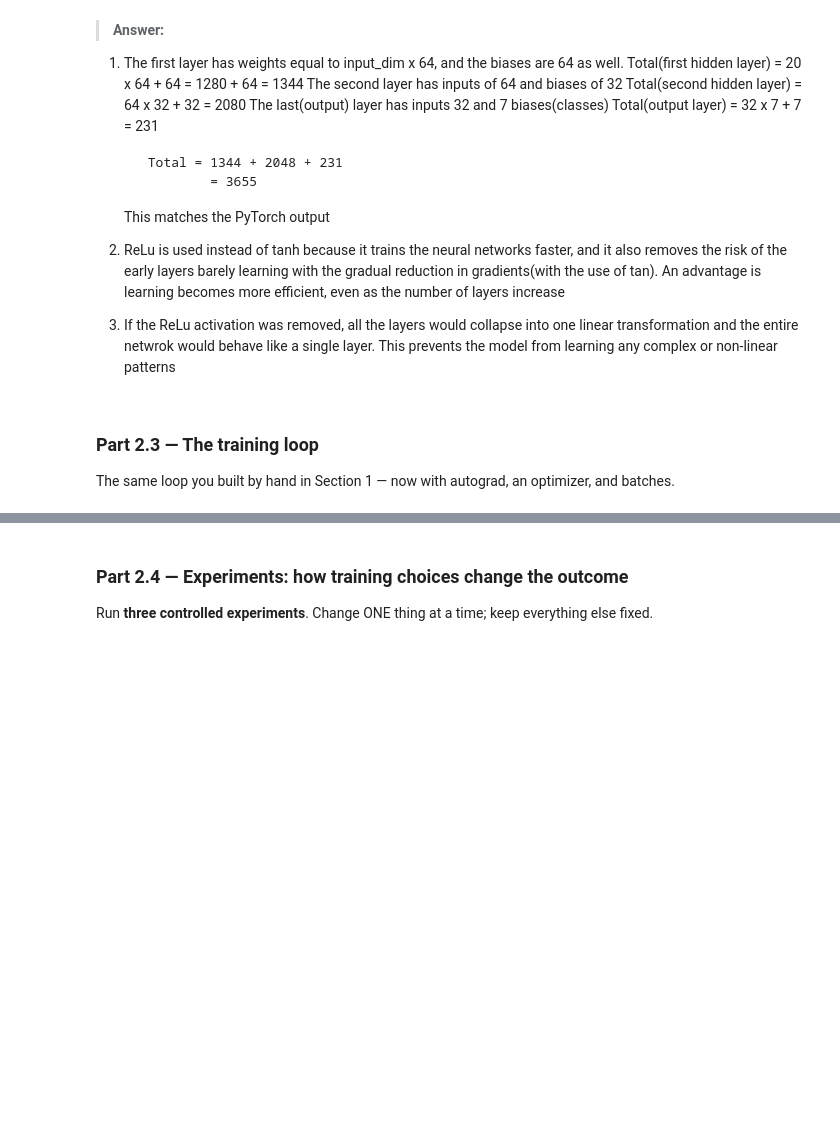
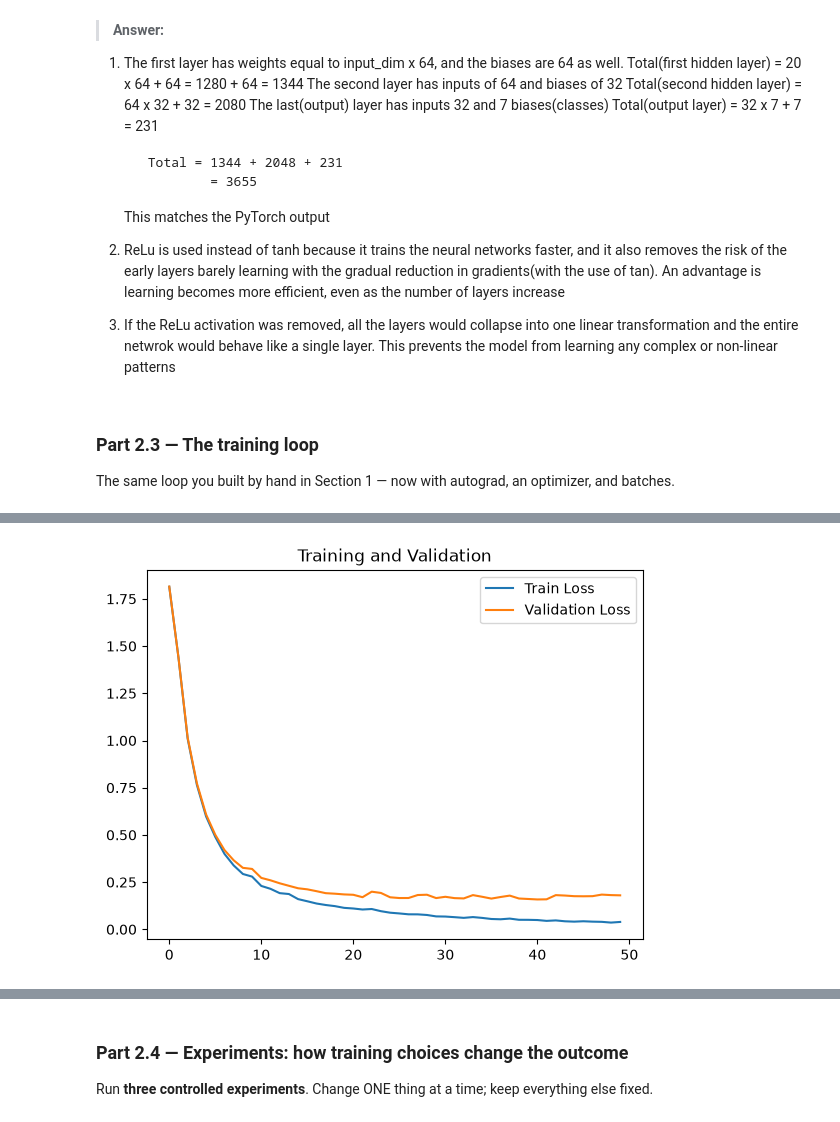
Before and after one commit to ShelleScripts/lab-3-Neural_Networks, a Jupyter notebook: Lab_3.ipynb, the cells around one changed output, grey strips where cells are left out. Cells and saved outputs as stored; diff of their text form; code cells hidden in the pictures; blank space fills up the shorter version.

```diff
--- a/Lab_3.ipynb
+++ b/Lab_3.ipynb
@@ -484,6 +483,10 @@ The same loop you built by hand in Section 1 — now with autograd, an optimizer
 # %%
 # TODO: criterion = nn.CrossEntropyLoss()
 #       optimizer = torch.optim.Adam(model.parameters(), lr=1e-3)   # or SGD — justify
+
+criterion = nn.CrossEntropyLoss()
+optimizer = torch.optim.Adam(model.parameters(), lr=0.001)
+
 
 # TODO: Train for at least 50 epochs. Each epoch:
 #   1. model.train(); for xb, yb in train_loader:
@@ -495,7 +498,86 @@ The same loop you built by hand in Section 1 — now with autograd, an optimizer
 #   2. model.eval() + torch.no_grad(): compute loss AND accuracy on train and validation sets
 #   3. Append everything to history lists; print a one-line summary per epoch.
 
+
+def evaluate(loader):
+    model.eval()
+
+    n = 0
+    corr = 0
+    total = 0
+
+    with torch.no_grad():
+        for xb, yb in loader:
+            xb,yb =xb.to(DEVICE),yb.to(DEVICE)
+            logits = model(xb)
+
+            loss = criterion(logits, yb)
+
+            total += loss.item() * len(yb)
+
+            pred = logits.argmax(dim=1)
+
+            corr += (pred == yb).sum().item()
+            n += len(yb)
+
+    return total / n, corr / n
+
+
+train_losses = []
+val_losses = []
+train_accuracies = []
+val_accuracies = []
+
+
+for epoch in range(50):
+    model.train()
+    for xb, yb in train_loader:
+
+        optimizer.zero_grad()
+        logits = model(xb.to(DEVICE))
+        loss = criterion(logits, yb.to(DEVICE))
+        loss.backward()
+        optimizer.step()
+
+
+    train_loss, train_acc = evaluate(train_loader)
+    val_loss, val_acc = evaluate(val_loader)
+
+
+
+    train_losses.append(train_loss)
+    train_accuracies.append(train_acc)
+    val_losses.append(val_loss)
+    val_accuracies.append(val_acc)
+
+
+    print(
+        f"Epoch {epoch + 1}/{50} | "
+        f"Train Loss: {train_loss:.4f} | "
+        f"Train Acc: {train_acc:.4f} | "
+        f"Val Loss: {val_loss:.4f} | "
+        f"Val Acc: {val_acc:.4f}"
+    )
+
+
+
+print(criterion)
 # TODO: Save the best model (highest validation accuracy):
 #   torch.save(model.state_dict(), "ffn_best.pt")
+torch.save(model.state_dict(), "ffn_best.pt")
+
+
 
 # TODO: Plot loss curves (train + val) and accuracy curves (train + val), with legends.
+plt.figure()
+plt.plot(train_losses, label="Train Loss")
+plt.plot(val_losses, label="Validation Loss")
+plt.title("Training and Validation")
+plt.legend()
+
+plt.figure()
+plt.plot(train_accuracies,label="Train Accuracy")
+plt.plot(val_accuracies,label="Validation Accuracy")
+plt.title("Training and Validation Accuracy")
+plt.legend()
+# %% [output]
@@ -501,0 +602 @@ The same loop you built by hand in Section 1 — now with autograd, an optimizer
+[figure, added]
```
Also changed, not shown: parts of 6 cells of this notebook, 2 other files.
